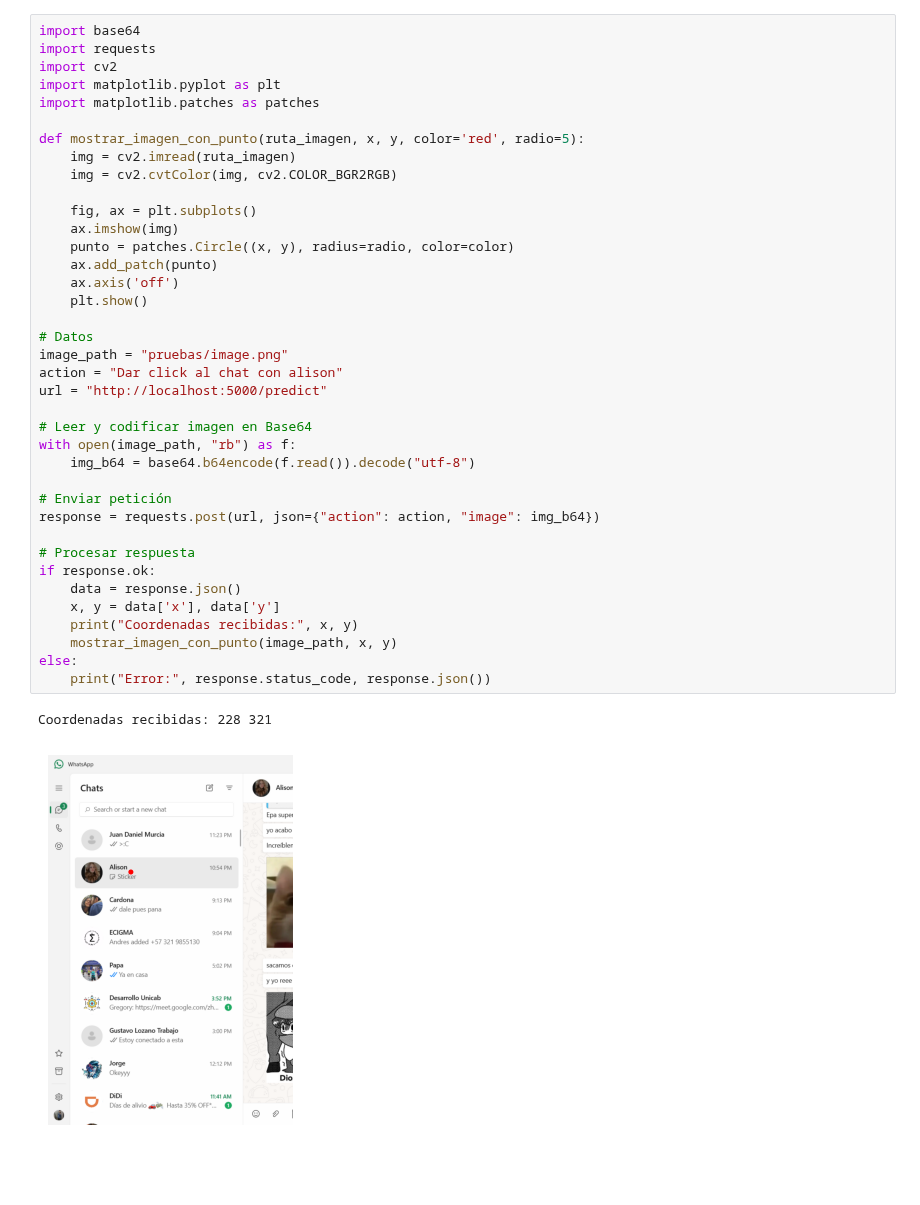
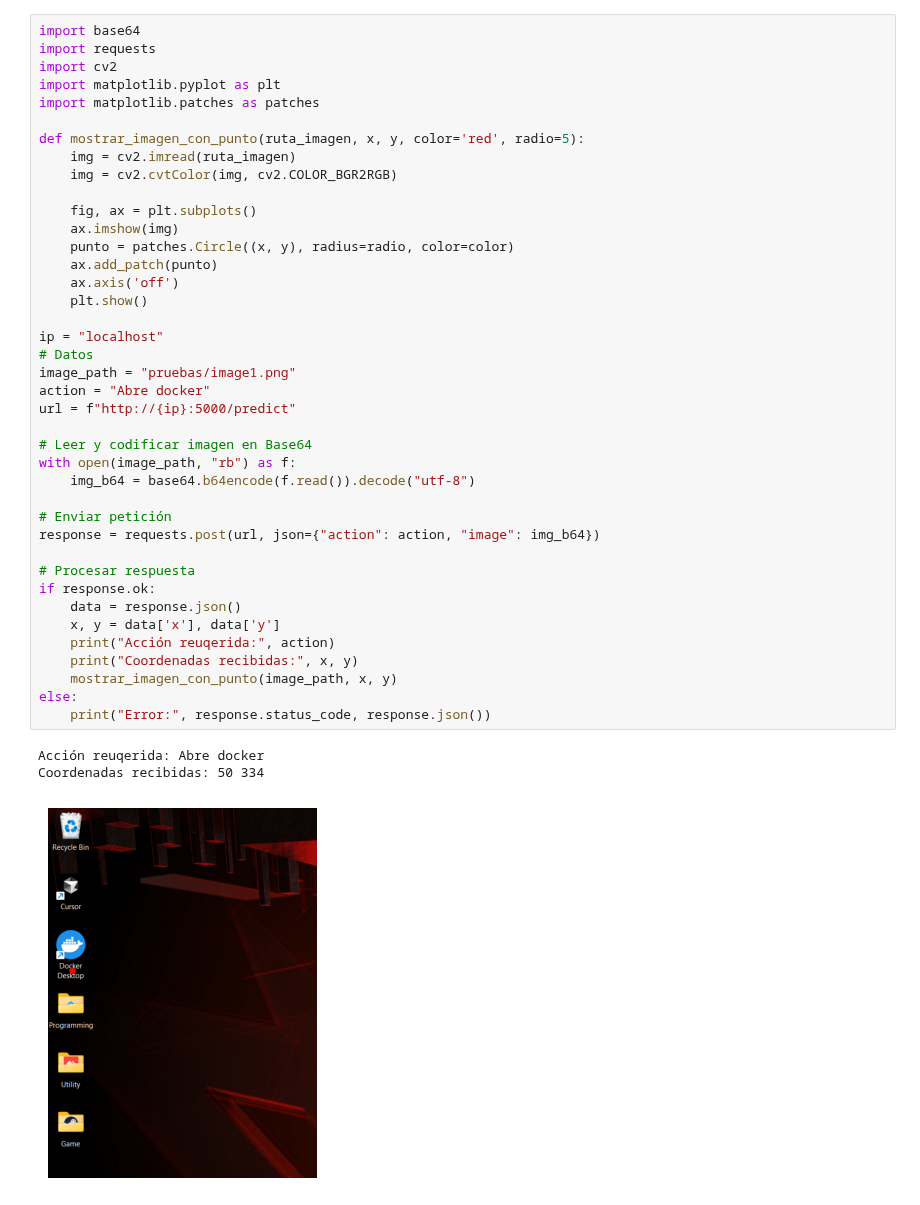
Before and after one commit to MateoSebF/TaskAutoServer, a Jupyter notebook: Final.ipynb, the cells around one changed output. Cells and saved outputs as stored; diff of their text form; blank space fills up the shorter version.

```diff
--- a/Final.ipynb
+++ b/Final.ipynb
@@ -25,35 +25,38 @@ import matplotlib.patches as patches
 
 def mostrar_imagen_con_punto(ruta_imagen, x, y, color='red', radio=5):
     img = cv2.imread(ruta_imagen)
     img = cv2.cvtColor(img, cv2.COLOR_BGR2RGB)
 
     fig, ax = plt.subplots()
     ax.imshow(img)
     punto = patches.Circle((x, y), radius=radio, color=color)
     ax.add_patch(punto)
     ax.axis('off')
     plt.show()
 
+ip = "localhost"
 # Datos
-image_path = "pruebas/image.png"
-action = "Dar click al chat con alison"
-url = "http://localhost:5000/predict"
+image_path = "pruebas/image1.png"
+action = "Abre docker"
+url = f"http://{ip}:5000/predict"
 
 # Leer y codificar imagen en Base64
 with open(image_path, "rb") as f:
     img_b64 = base64.b64encode(f.read()).decode("utf-8")
 
 # Enviar petición
 response = requests.post(url, json={"action": action, "image": img_b64})
 
 # Procesar respuesta
 if response.ok:
     data = response.json()
     x, y = data['x'], data['y']
+    print("Acción reuqerida:", action)
     print("Coordenadas recibidas:", x, y)
     mostrar_imagen_con_punto(image_path, x, y)
 else:
     print("Error:", response.status_code, response.json())
 # %% [output]
-Coordenadas recibidas: 228 321
+Acción reuqerida: Abre docker
+Coordenadas recibidas: 50 334
-[figure, old version]
+[figure, new version]
```
Also changed, not shown: 6 other files.
